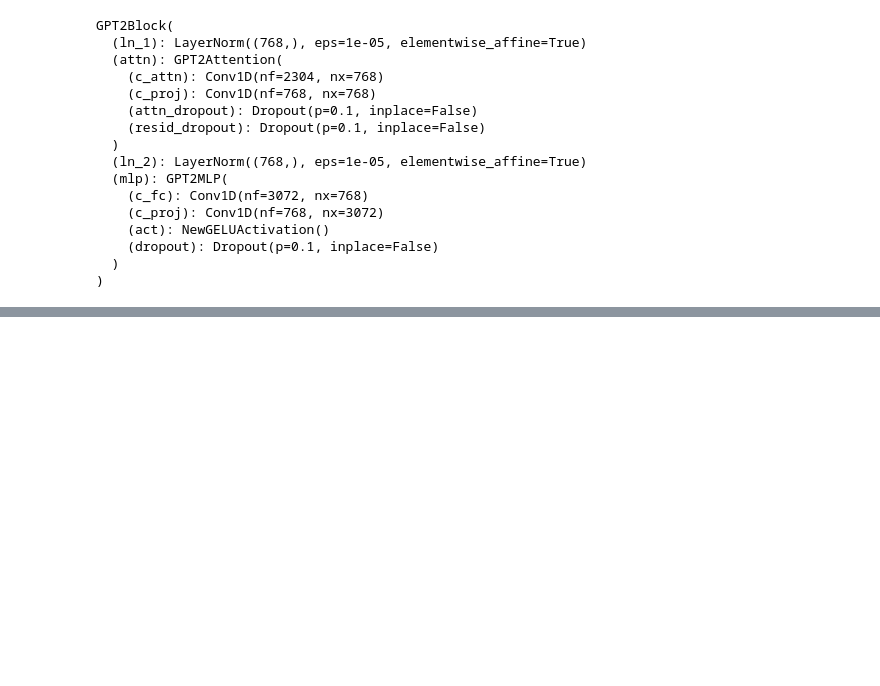
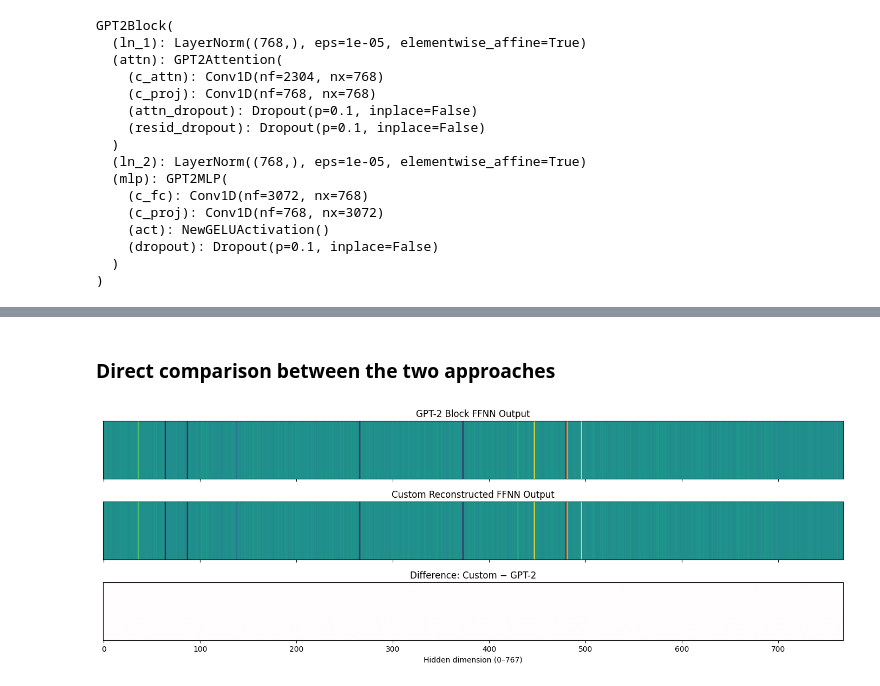
Before and after one commit to AlessandroMiotto/transformers, a Jupyter notebook: neur_net.ipynb, the cells around one changed output, grey strips where cells are left out. Saved outputs shown, nothing was run; the diff lists cells and outputs as text; code cells hidden in the pictures; blank space fills up the shorter version.

```diff
--- a/neur_net.ipynb
+++ b/neur_net.ipynb
@@ -339,0 +295,55 @@ plt.show()
+# %% [markdown]
+### Direct comparison between the two approaches
+# %%
+# 1. Choose a GPT-2 block
+block = model.h[layer_idx]
+
+# 2. Input vector (structured or random)
+x = torch.zeros(768)
+x[64:128] = 1.0
+x = x.unsqueeze(0)  # shape: [1, 768]
+x_input = x
+
+#x_input = torch.randn(1, 768)
+
+# 3. Normalize input
+x_normed = block.ln_2(x_input)
+
+# 4. FFNN through GPT-2
+with torch.no_grad():
+    ffnn_out_gpt2 = block.mlp(x_normed)
+
+# 5. FFNN through your custom reconstructed version
+with torch.no_grad():
+    ffnn_out_custom = ffnn_reconstructed(x_normed)
+
+# 6. Difference between the two
+diff = (ffnn_out_custom - ffnn_out_gpt2).squeeze(0).numpy()
+
+# 7. Convert all to numpy for heatmaps
+gpt2_np = ffnn_out_gpt2.squeeze(0).numpy()
+custom_np = ffnn_out_custom.squeeze(0).numpy()
+
+# 8. Plot heatmaps
+fig, axes = plt.subplots(3, 1, figsize=(14, 5), sharex=True)
+
+# Original GPT-2 FFNN
+axes[0].imshow(gpt2_np[np.newaxis, :], cmap='viridis', aspect='auto')
+axes[0].set_title("GPT-2 Block FFNN Output")
+
+# Reconstructed FFNN
+axes[1].imshow(custom_np[np.newaxis, :], cmap='viridis', aspect='auto')
+axes[1].set_title("Custom Reconstructed FFNN Output")
+
+# Difference
+axes[2].imshow(diff[np.newaxis, :], cmap='seismic', aspect='auto', vmin=-1, vmax=1)
+axes[2].set_title("Difference: Custom − GPT-2")
+axes[2].set_xlabel("Hidden dimension (0–767)")
+
+for ax in axes:
+    ax.set_yticks([])
+
+plt.tight_layout()
+plt.show()
+# %% [output]
+[figure, added]
```
Also changed, not shown: parts of 13 cells of this notebook.
